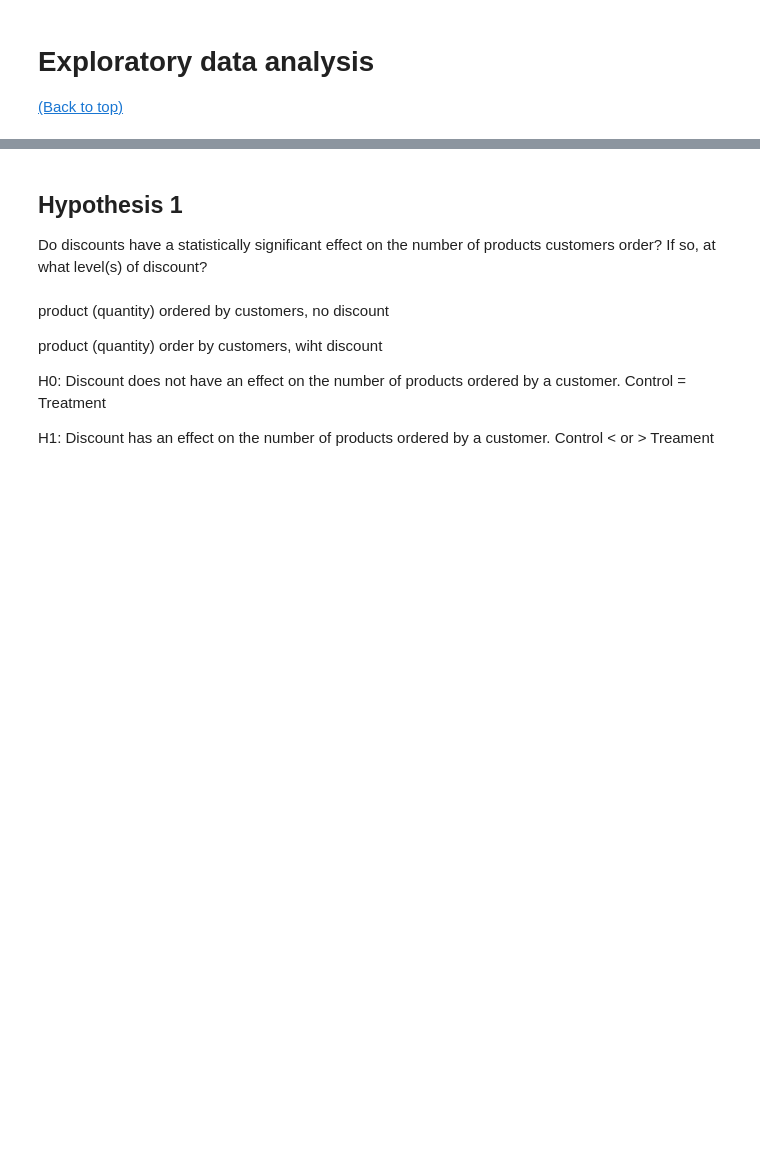
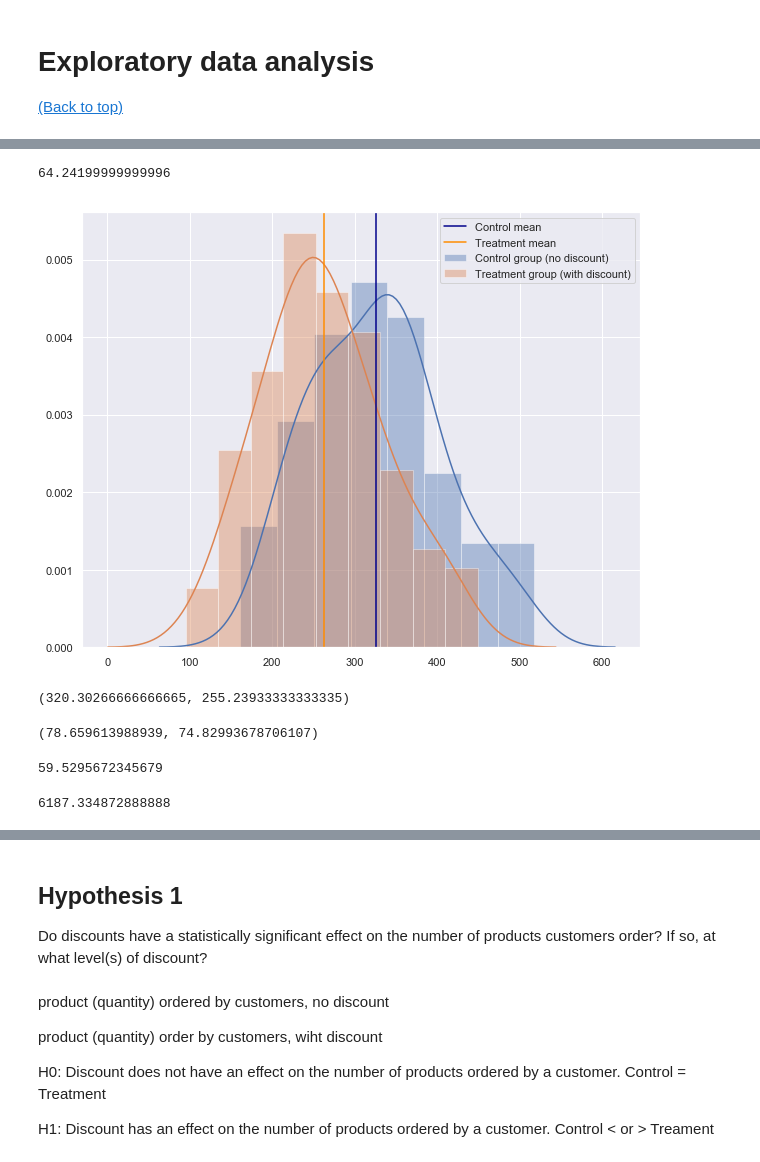
Before and after one commit to ssrosa/dsc-2-final-project-online-ds-pt-100118, a Jupyter notebook: student.ipynb, the cells around one changed output, grey strips where cells are left out. Saved outputs shown, nothing was run; the diff lists cells and outputs as text; code cells hidden in the pictures; blank space fills up the shorter version.

```diff
--- a/student.ipynb
+++ b/student.ipynb
@@ -382,3 +438,7 @@ sns.distplot(discs_ords['quant_no_disc'])
 # %%
-#Get the data to look more "normal"
-no_disc_sampling = np.array(sampling_dist(np.array(discs_ords['quant_no_disc']), 100))
+#Get the data to look more "normal" by
+#turning it into sample distributions
+#"Control" is the no-discount group
+#"Treatment" is the discount group
+control1 = np.array(sampling_dist(np.array(discs_ords['quant_no_disc']), 100))
+treatment1 = np.array(sampling_dist(np.array(discs_ords['quant_all_discs']), 100))
@@ -395,0 +457,17 @@ sns.distplot(disc_sampling)
+# %%
+diff = control1.mean() - treatment1.mean()
+diff
+# %% [output]
+64.24199999999996
+# %%
+#Compare both sampling distributions with hist and kde
+sns.set(color_codes = True)
+sns.set(rc={'figure.figsize':(10,8)})
+sns.distplot(control1, label = "Control group (no discount)")
+sns.distplot(treatment1, label = "Treatment group (with discount)")
+plt.axvline(control1.mean(), color = 'darkblue', label = 'Control mean')
+plt.axvline(treatment1.mean(), color = 'darkorange', label = 'Treatment mean')
+plt.legend()
+plt.show()
+# %% [output]
+[figure, added]
@@ -395,0 +480,19 @@ sns.distplot(disc_sampling)
+# %%
+control1.mean(), treatment1.mean()
+# %% [output]
+(320.30266666666665, 255.23933333333335)
+# %%
+control1.std(), treatment1.std()
+# %% [output]
+(78.659613988939, 74.82993678706107)
+# %%
+#Calculate a two-sample t statistic
+#First get variance of both samples
+var = ((control1.std()**2) + (treatment1.std()**2)) / (len(control1) + len(treatment1) - 2)
+var
+# %% [output]
+59.5295672345679
+# %%
+control1.std()**2
+# %% [output]
+6187.334872888888
```
Also changed, not shown: parts of 32 cells of this notebook.
